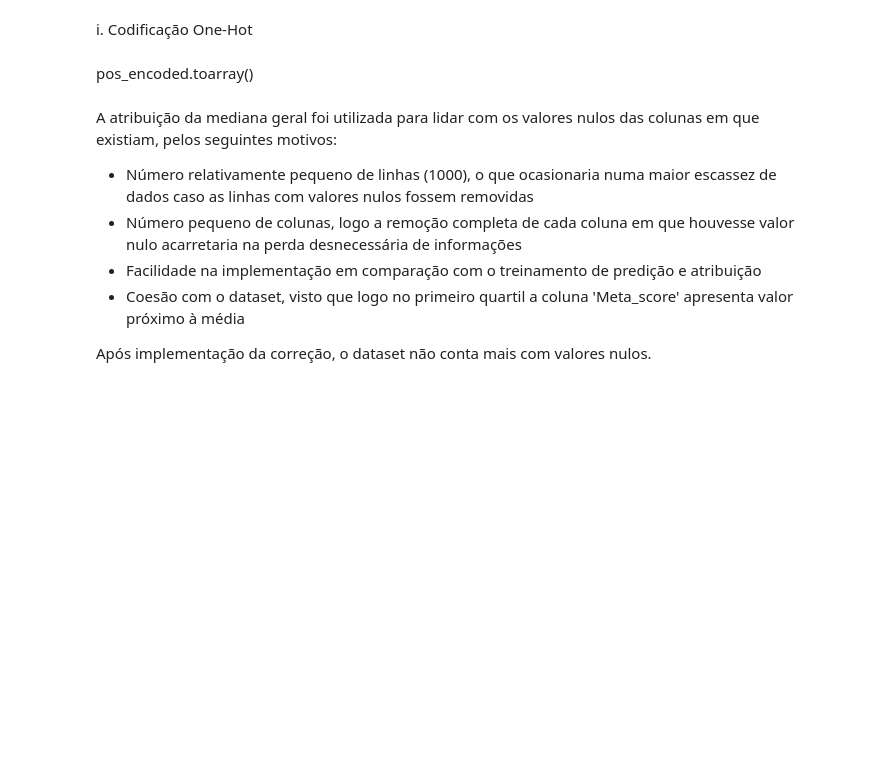
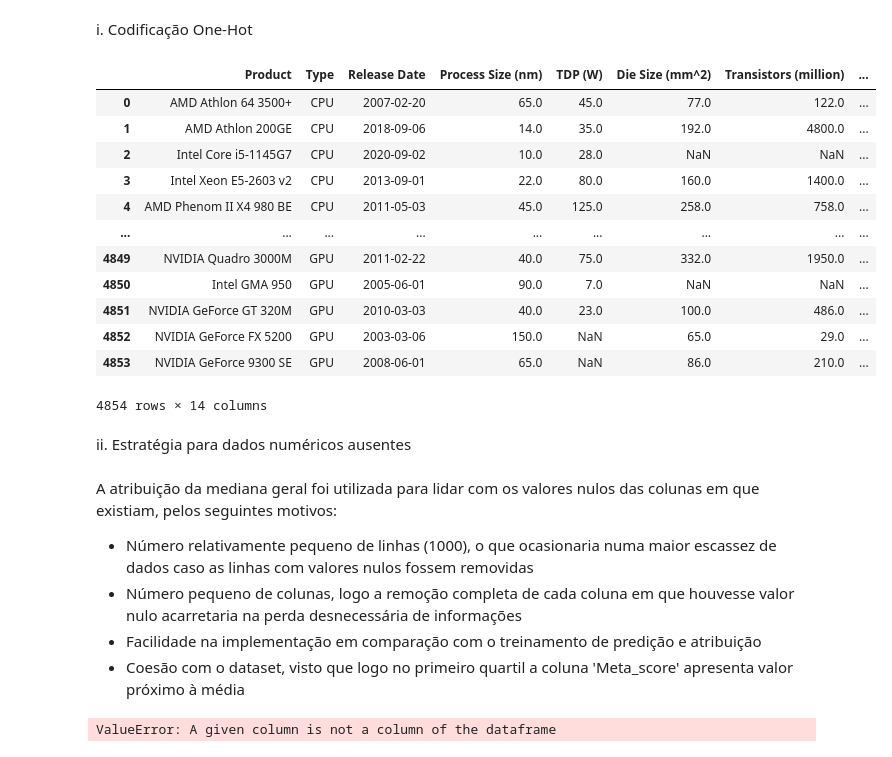
Before and after one commit to Felipanjos/a3_ia_2022.2, a Jupyter notebook: Projeto_IA.ipynb, the cells around one changed output. Drawn from its saved outputs; the diff is of its cells as text; code cells hidden in the pictures; blank space fills up the shorter version.

```diff
--- a/Projeto_IA.ipynb
+++ b/Projeto_IA.ipynb
@@ -21,3 +18,9 @@ df = df[['area', 'rooms', 'bathroom', 'parking spaces', 'floor', 'animal', 'furn
+# %%
+df = pd.read_csv('chip_dataset.csv', index_col=[0])
+df.drop('FP16 GFLOPS', axis=1, inplace=True)
+df.drop('FP32 GFLOPS', axis=1, inplace=True)
+df.drop('FP64 GFLOPS', axis=1, inplace=True)
+vendors = list(np.unique(df['Vendor']))
 # %%
 df.info()
 # %% [output]
@@ -135,8 +140,30 @@ else:
 #### b) Limpeza dos dados
 # %% [markdown]
 i. Codificação One-Hot
-# %% [markdown]
-pos_encoded.toarray()
+# %%
+encoder = OneHotEncoder(handle_unknown='ignore')
+onehot_encoded_df = pd.DataFrame(encoder.fit_transform(df[['Vendor']]).toarray())
+onehot_encoded_df.columns = vendors
+
+onehot_encoded_df = df.join(onehot_encoded_df)
+onehot_encoded_df.drop('Vendor', axis=1, inplace=True)
+onehot_encoded_df
+# %% [output]
+|  | Product | Type | Release Date | Process Size (nm) | TDP (W) | Die Size (mm^2) | Transistors (million) | ... |
+| 0 | AMD Athlon 64 3500+ | CPU | 2007-02-20 | 65.0 | 45.0 | 77.0 | 122.0 | ... |
+| 1 | AMD Athlon 200GE | CPU | 2018-09-06 | 14.0 | 35.0 | 192.0 | 4800.0 | ... |
+| 2 | Intel Core i5-1145G7 | CPU | 2020-09-02 | 10.0 | 28.0 | NaN | NaN | ... |
+| 3 | Intel Xeon E5-2603 v2 | CPU | 2013-09-01 | 22.0 | 80.0 | 160.0 | 1400.0 | ... |
+| 4 | AMD Phenom II X4 980 BE | CPU | 2011-05-03 | 45.0 | 125.0 | 258.0 | 758.0 | ... |
+| ... | ... | ... | ... | ... | ... | ... | ... | ... |
+| 4849 | NVIDIA Quadro 3000M | GPU | 2011-02-22 | 40.0 | 75.0 | 332.0 | 1950.0 | ... |
+| 4850 | Intel GMA 950 | GPU | 2005-06-01 | 90.0 | 7.0 | NaN | NaN | ... |
+| 4851 | NVIDIA GeForce GT 320M | GPU | 2010-03-03 | 40.0 | 23.0 | 100.0 | 486.0 | ... |
+| 4852 | NVIDIA GeForce FX 5200 | GPU | 2003-03-06 | 150.0 | NaN | 65.0 | 29.0 | ... |
+| 4853 | NVIDIA GeForce 9300 SE | GPU | 2008-06-01 | 65.0 | NaN | 86.0 | 210.0 | ... |
+4854 rows × 14 columns
+# %% [markdown]
+ii. Estratégia para dados numéricos ausentes
 # %% [markdown]
 A atribuição da mediana geral foi utilizada para lidar com os valores nulos das colunas em que existiam, pelos seguintes motivos:
 
@@ -144,8 +171,14 @@ A atribuição da mediana geral foi utilizada para lidar com os valores nulos da
 *   Número pequeno de colunas, logo a remoção completa de cada coluna em que houvesse valor nulo acarretaria na perda desnecessária de informações
 *   Facilidade na implementação em comparação com o treinamento de predição e atribuição
 *   Coesão com o dataset, visto que logo no primeiro quartil a coluna 'Meta_score' apresenta valor próximo à média
-
-Após implementação da correção, o dataset não conta mais com valores nulos.
+# %%
+cat_pipeline = ColumnTransformer(transformers =[
+    ('enc', OneHotEncoder(sparse = False, drop ='first'), np.unique(df['Vendor'])),
+], remainder ='passthrough')
+
+teste = cat_pipeline.fit_transform(df)
+# %% [output]
+ValueError: A given column is not a column of the dataframe
 # %%
 num_pipeline = Pipeline([
         ('imputer', SimpleImputer(strategy="mean")),
```
Also changed, not shown: parts of 12 cells of this notebook, 1 other file.
